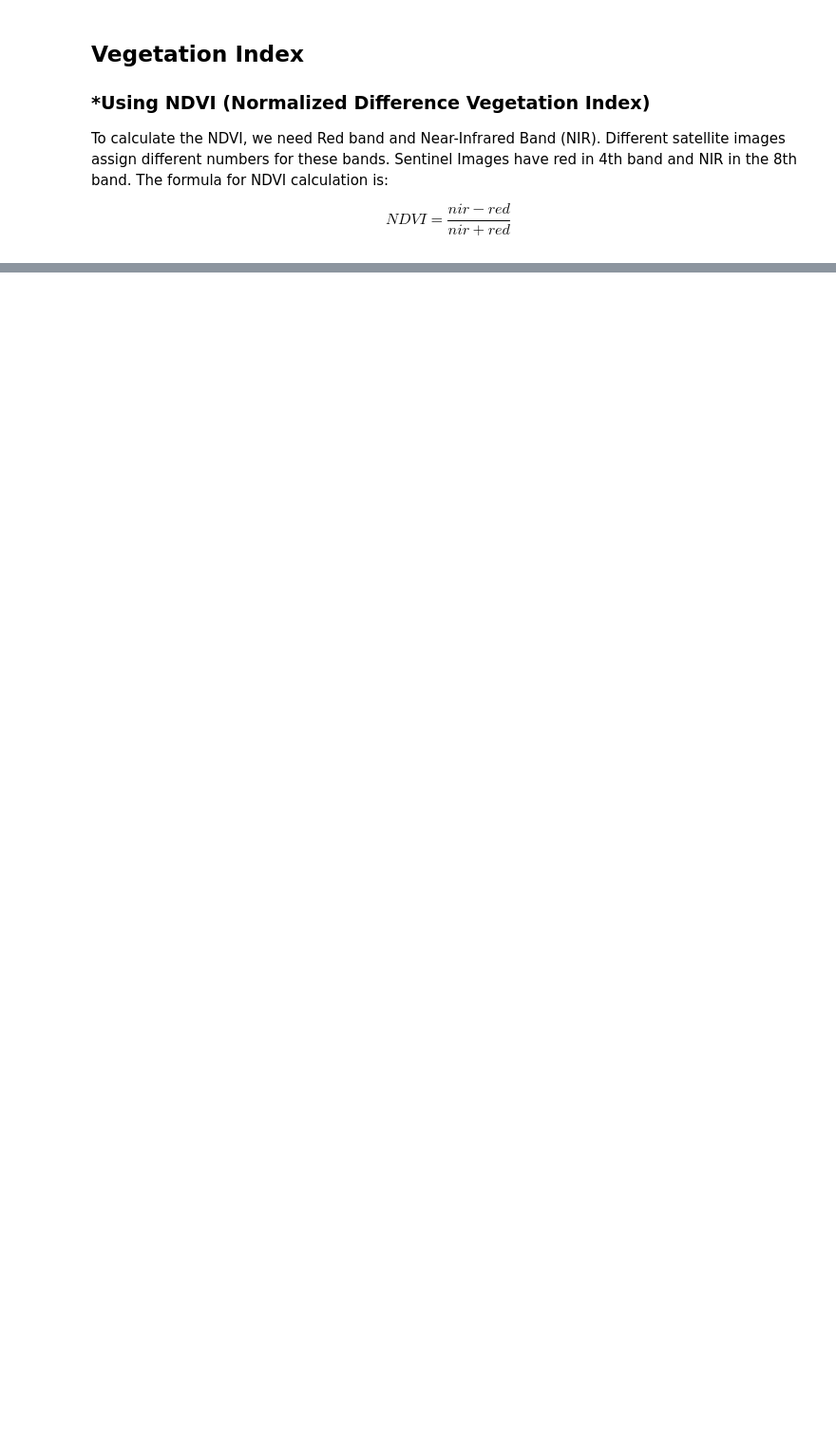
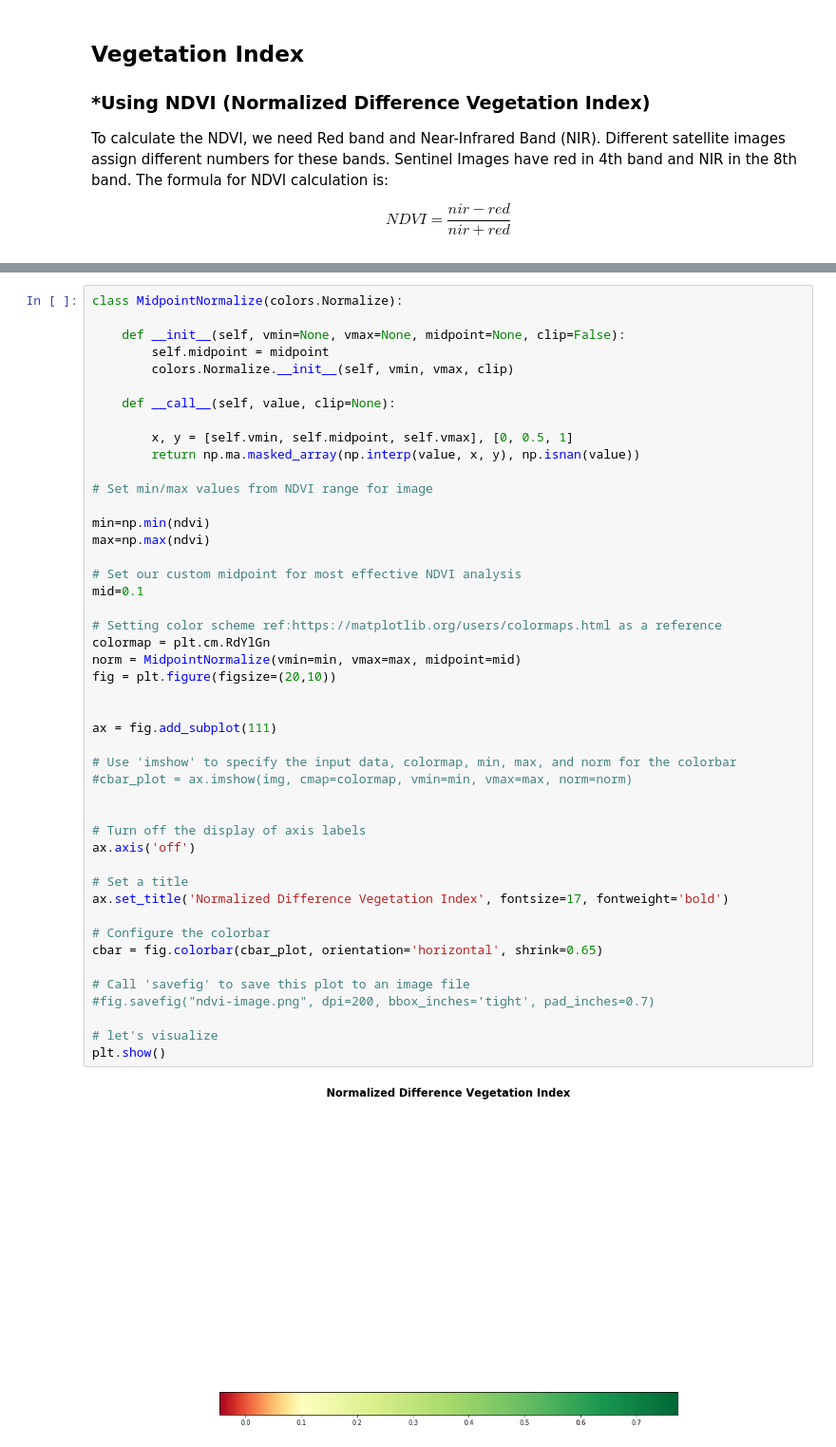
Before and after one commit to Phoebe0222/datathon, a Jupyter notebook: dataprep/NDVI.ipynb, the cells around one changed output, grey strips where cells are left out. Shown: that part at 95% size. Drawn from its saved outputs; the diff is of its cells as text; blank space fills up the shorter version.

```diff
--- a/dataprep/NDVI.ipynb
+++ b/dataprep/NDVI.ipynb
@@ -85,0 +115,48 @@ img.show()
+# %%
+class MidpointNormalize(colors.Normalize):
+
+    def __init__(self, vmin=None, vmax=None, midpoint=None, clip=False):
+        self.midpoint = midpoint
+        colors.Normalize.__init__(self, vmin, vmax, clip)
+
+    def __call__(self, value, clip=None):
+
+        x, y = [self.vmin, self.midpoint, self.vmax], [0, 0.5, 1]
+        return np.ma.masked_array(np.interp(value, x, y), np.isnan(value))
+
+# Set min/max values from NDVI range for image
+
+min=np.min(ndvi)
+max=np.max(ndvi)
+
+# Set our custom midpoint for most effective NDVI analysis
+mid=0.1
+
+# Setting color scheme ref:https://matplotlib.org/users/colormaps.html as a reference
+colormap = plt.cm.RdYlGn
+norm = MidpointNormalize(vmin=min, vmax=max, midpoint=mid)
+fig = plt.figure(figsize=(20,10))
+
+
+ax = fig.add_subplot(111)
+
+# Use 'imshow' to specify the input data, colormap, min, max, and norm for the colorbar
+#cbar_plot = ax.imshow(img, cmap=colormap, vmin=min, vmax=max, norm=norm)
+
+
+# Turn off the display of axis labels
+ax.axis('off')
+
+# Set a title
+ax.set_title('Normalized Difference Vegetation Index', fontsize=17, fontweight='bold')
+
+# Configure the colorbar
+cbar = fig.colorbar(cbar_plot, orientation='horizontal', shrink=0.65)
+
+# Call 'savefig' to save this plot to an image file
+#fig.savefig("ndvi-image.png", dpi=200, bbox_inches='tight', pad_inches=0.7)
+
+# let's visualize
+plt.show()
+# %% [output]
+[figure, added]
```
Also changed, not shown: parts of 6 cells of this notebook, 2 other files.
